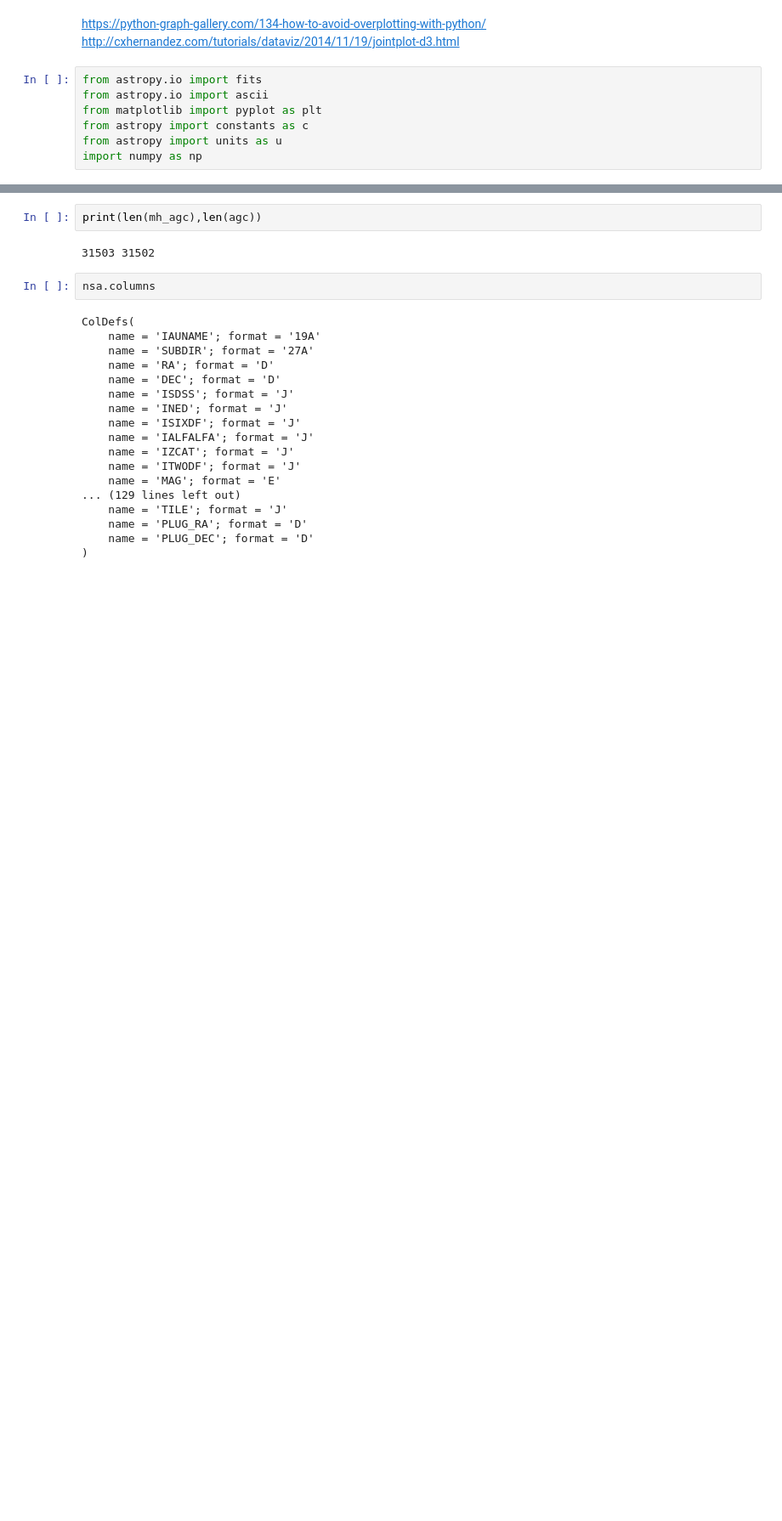
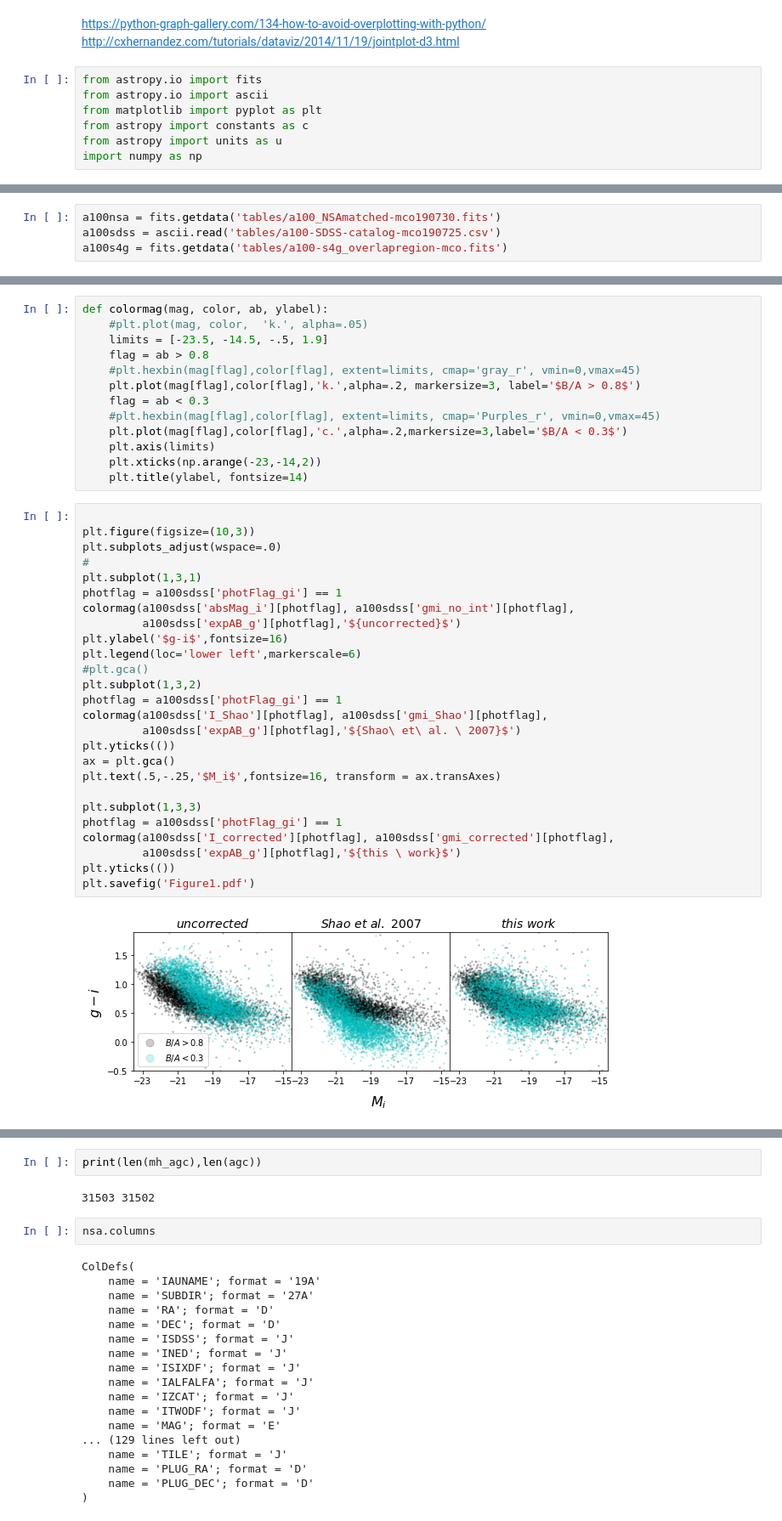
Before and after one commit to rfinn/APPSS, a Jupyter notebook: paper-plots.ipynb, the cells around one changed output, grey strips where cells are left out. Shown at 85% size. Cells and saved outputs as stored; diff of their text form; blank space fills up the shorter version.

```diff
--- a/paper-plots.ipynb
+++ b/paper-plots.ipynb
@@ -10,0 +19,4 @@ import numpy as np
+# %%
+a100nsa = fits.getdata('tables/a100_NSAmatched-mco190730.fits')
+a100sdss = ascii.read('tables/a100-SDSS-catalog-mco190725.csv')
+a100s4g = fits.getdata('tables/a100-s4g_overlapregion-mco.fits')
@@ -10,0 +65,41 @@ import numpy as np
+# %%
+def colormag(mag, color, ab, ylabel):
+    #plt.plot(mag, color,  'k.', alpha=.05)
+    limits = [-23.5, -14.5, -.5, 1.9]
+    flag = ab > 0.8
+    #plt.hexbin(mag[flag],color[flag], extent=limits, cmap='gray_r', vmin=0,vmax=45)
+    plt.plot(mag[flag],color[flag],'k.',alpha=.2, markersize=3, label='$B/A > 0.8$')
+    flag = ab < 0.3
+    #plt.hexbin(mag[flag],color[flag], extent=limits, cmap='Purples_r', vmin=0,vmax=45)
+    plt.plot(mag[flag],color[flag],'c.',alpha=.2,markersize=3,label='$B/A < 0.3$')
+    plt.axis(limits)
+    plt.xticks(np.arange(-23,-14,2))
+    plt.title(ylabel, fontsize=14)
+# %%
+
+plt.figure(figsize=(10,3))
+plt.subplots_adjust(wspace=.0)
+#
+plt.subplot(1,3,1)
+photflag = a100sdss['photFlag_gi'] == 1
+colormag(a100sdss['absMag_i'][photflag], a100sdss['gmi_no_int'][photflag],
+         a100sdss['expAB_g'][photflag],'${uncorrected}$')
+plt.ylabel('$g-i$',fontsize=16)
+plt.legend(loc='lower left',markerscale=6)
+#plt.gca()
+plt.subplot(1,3,2)
+photflag = a100sdss['photFlag_gi'] == 1
+colormag(a100sdss['I_Shao'][photflag], a100sdss['gmi_Shao'][photflag],
+         a100sdss['expAB_g'][photflag],'${Shao\ et\ al. \ 2007}$')
+plt.yticks(())
+ax = plt.gca()
+plt.text(.5,-.25,'$M_i$',fontsize=16, transform = ax.transAxes)
+
+plt.subplot(1,3,3)
+photflag = a100sdss['photFlag_gi'] == 1
+colormag(a100sdss['I_corrected'][photflag], a100sdss['gmi_corrected'][photflag],
+         a100sdss['expAB_g'][photflag],'${this \ work}$')
+plt.yticks(())
+plt.savefig('Figure1.pdf')
+# %% [output]
+[figure, added]
```
Also changed, not shown: parts of 14 cells of this notebook.
